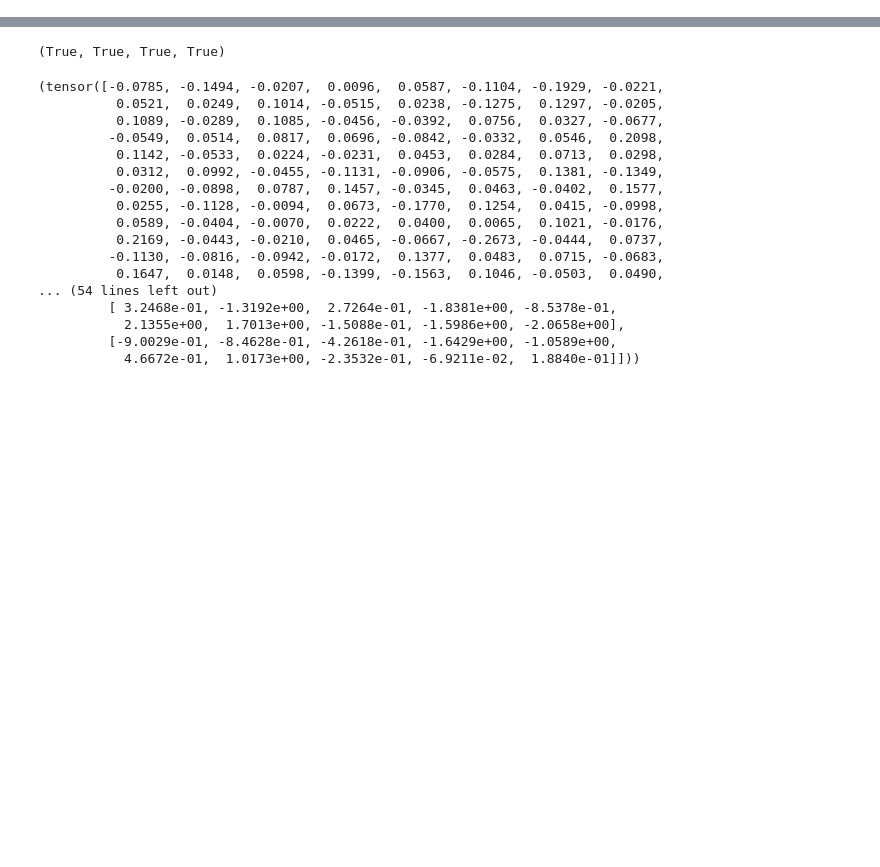
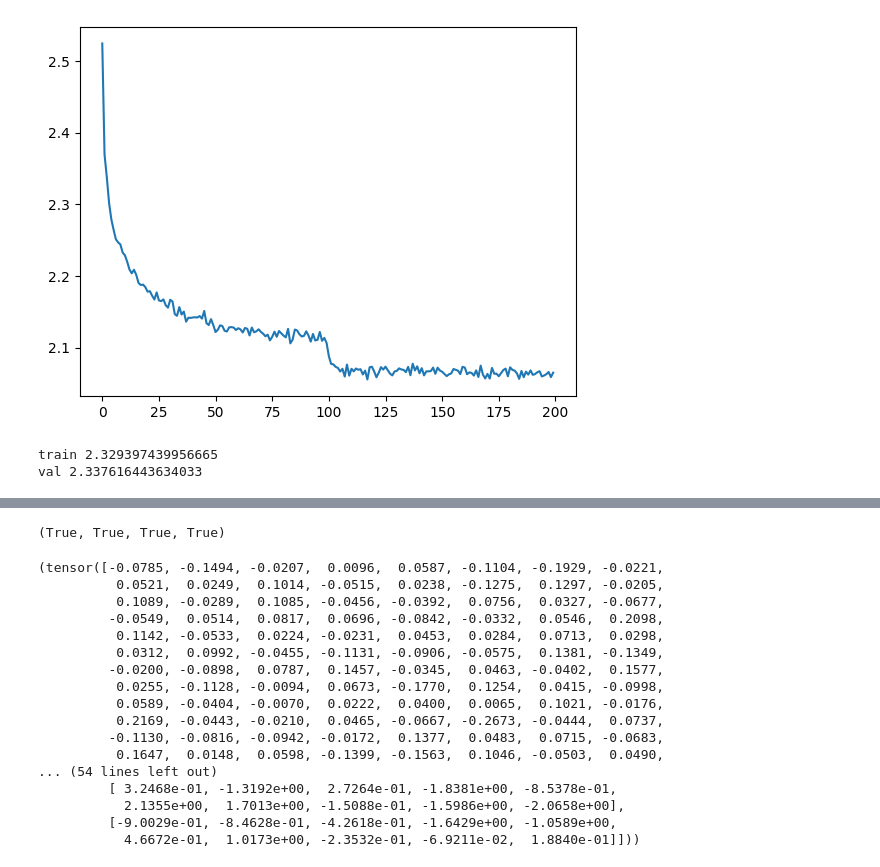
Before and after one commit to jsmidt/scratch, a Jupyter notebook: mytorch/test_mytorch.ipynb, the cells around one changed output, grey strips where cells are left out. Saved outputs shown, nothing was run; the diff lists cells and outputs as text; code cells hidden in the pictures; blank space fills up the shorter version.

```diff
--- a/mytorch/test_mytorch.ipynb
+++ b/mytorch/test_mytorch.ipynb
@@ -4,0 +22,9 @@ import matplotlib.pyplot as plt
+# %%
+# build the vocapbulary of charactors mapping to/from integers
+chars = sorted(list(set(''.join(words))))
+stoi = {s: i+1 for i, s in enumerate(chars)}
+stoi['.'] = 0
+itos = {i: s for s, i in stoi.items()}
+vocab_size = len(itos)
+print(itos)
+print(vocab_size)
@@ -4,0 +71,30 @@ import matplotlib.pyplot as plt
+# %%
+torch.manual_seed(42)
+n_embd = 10
+n_hidden = 200
+batch_size = 32
+
+class MyModel(nn.Module):
+
+    def __init__(self):
+        super().__init__()
+        self.model = nn.Sequential([
+            nn.Embedding(vocab_size, n_embd),
+            nn.Flatten(),
+            nn.Linear(n_embd*block_size, n_hidden,
+                    bias=False), nn.BatchNorm1d(n_hidden), nn.Tanh(),
+            nn.Linear(n_hidden, vocab_size),
+        ])
+
+        parameters = self.model.parameters()
+        for p in parameters:
+            p.requires_grad = True
+
+    def forward(self, x):
+        return self.model(x)
+
+
+model = MyModel()
+#print(model.model)
+
+data = DataLoader(Xtr, Ytr, batch_size=batch_size)
@@ -4,0 +233,25 @@ import matplotlib.pyplot as plt
+# %%
+lossi = torch.tensor(lossi)
+plt.plot(lossi.view(-1, 1000).mean(1, keepdim=True))
+# %% [output]
+[figure, added]
+# %%
+@torch.no_grad()
+def split_loss(split):
+    x, y = {
+        'train': (Xtr, Ytr),
+        'val': (Xdev, Ydev),
+        'test': (Xte, Yte),
+    }[split]
+    logits = model(x)
+    loss = F.cross_entropy(logits, y)
+    print(split, loss.item())
+
+
+for layer in model.layers:
+    layer.training = False
+split_loss('train')
+split_loss('val')
+# %% [output]
+train 2.329397439956665
+val 2.337616443634033
```
Also changed, not shown: parts of 42 cells of this notebook, 6 other files.
